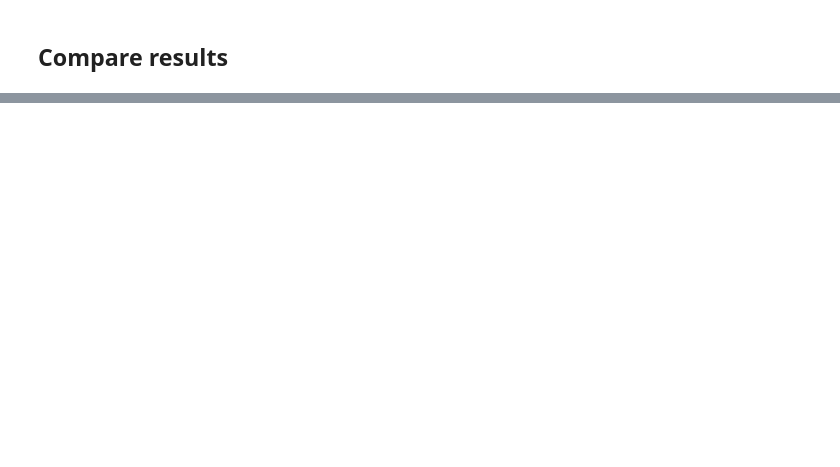
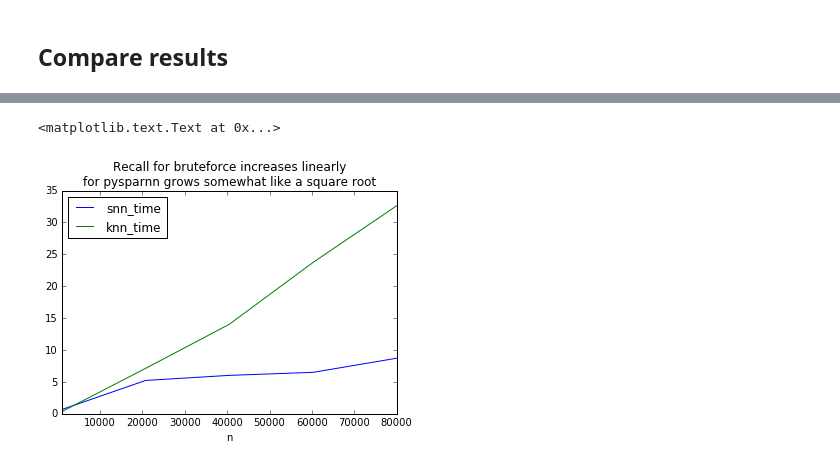
Before and after one commit to facebookresearch/pysparnn, a Jupyter notebook: examples/enron.ipynb, the cells around one changed output, grey strips where cells are left out. Saved outputs shown, nothing was run; the diff lists cells and outputs as text; code cells hidden in the pictures; blank space fills up the shorter version.

```diff
--- a/examples/enron.ipynb
+++ b/examples/enron.ipynb
@@ -37,7 +41,7 @@ for folder, subs, files in os.walk('maildir'):
         with open(os.path.join(folder, filename), 'r') as src:
             txt = ' '.join(src.readlines())
             if len(txt) > 0:
-                docs.append(txt.split())
+                docs.append(txt)
         if len(docs) > max_docs:
             break
     if len(docs) > max_docs:
@@ -147,0 +213,6 @@ lsh_time / snn_time
+# %%
+pd.DataFrame(snn_results)[['n', 'snn_time', 'knn_time']].plot(x='n')
+plt.title('Recall for bruteforce increases linearly\nfor pysparnn grows somewhat like a square root')
+# %% [output]
+<matplotlib.text.Text at 0x...>
+[figure, added]
```
Also changed, not shown: parts of 15 cells of this notebook, 2 other files.
